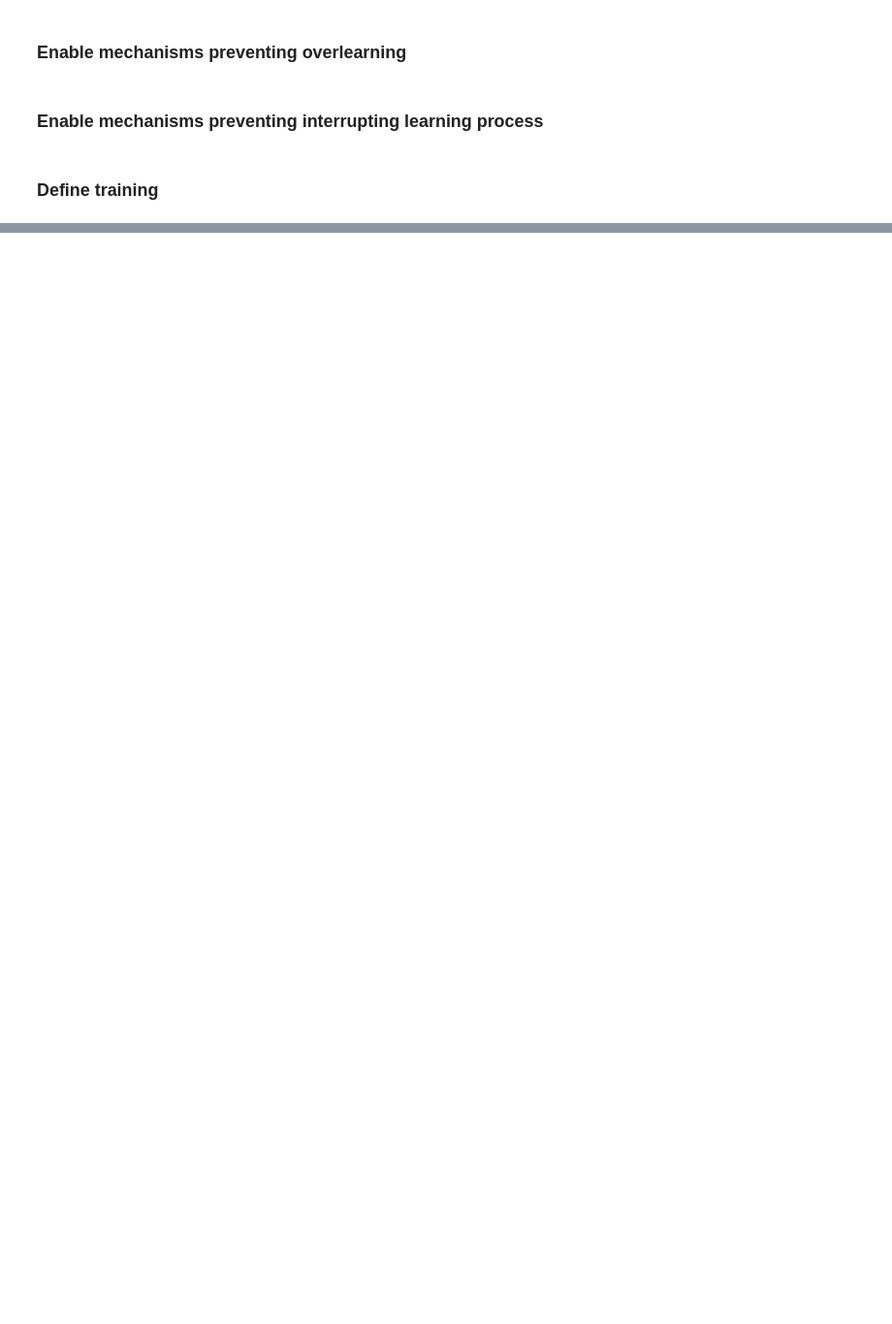
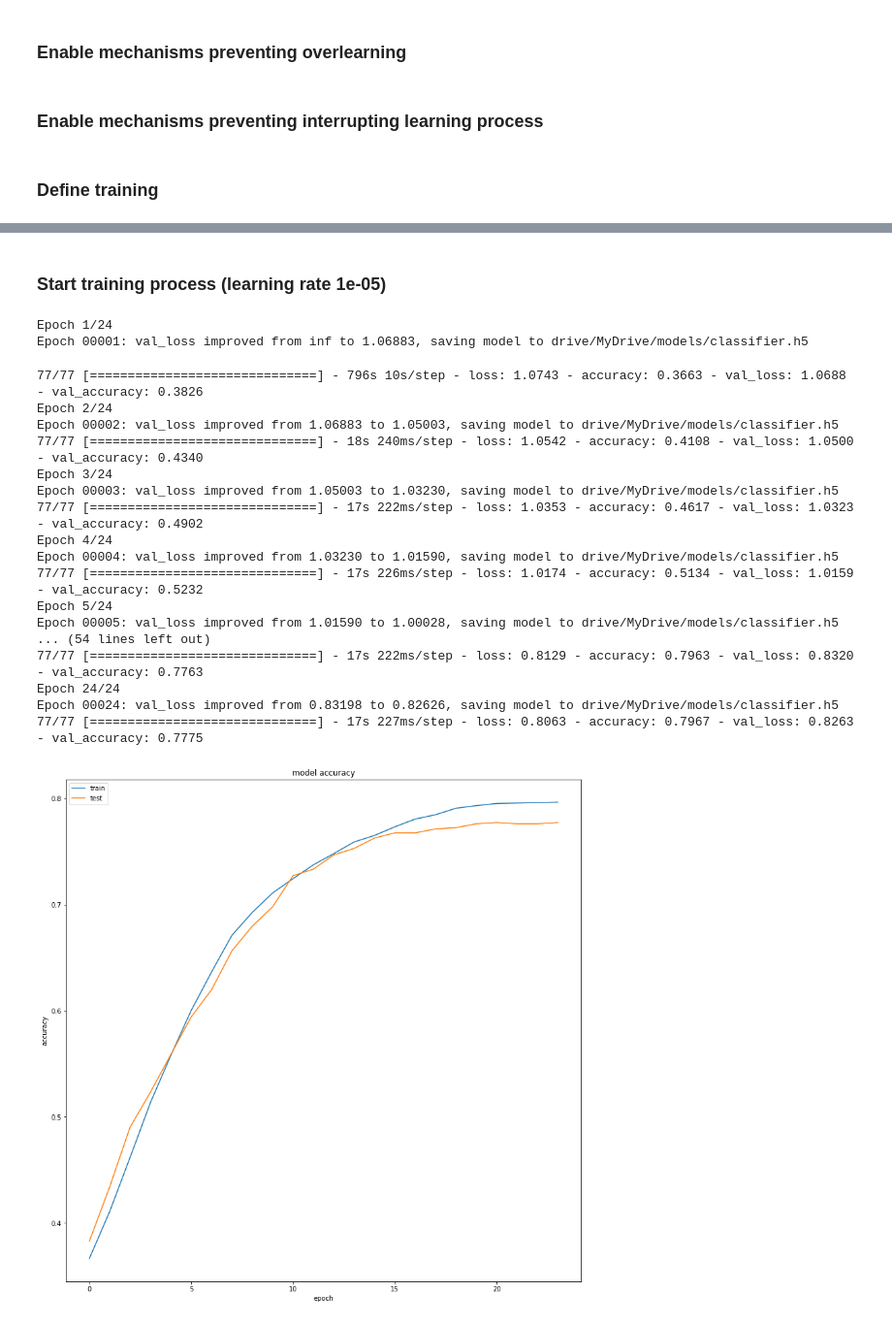
Before and after one commit to smutkiewicz/face-mask-detection, a Jupyter notebook: classifier/classifier-training.ipynb, the cells around one changed output, grey strips where cells are left out. Shown at 97% size. Drawn from its saved outputs; the diff is of its cells as text; code cells hidden in the pictures; blank space fills up the shorter version.

Commit message:
update classifier notebook

```diff
--- a/classifier/classifier-training.ipynb
+++ b/classifier/classifier-training.ipynb
@@ -314,11 +294,9 @@ ________________________________________________________________________________
 # %% [markdown]
 ### Enable mechanisms preventing overlearning
 # %%
-patience = 3
-
 earlystop = EarlyStopping(monitor='val_loss',
                           restore_best_weights=True,
-                          patience=patience,
+                          patience=3,
                           verbose=1)
 # %% [markdown]
 ### Enable mechanisms preventing interrupting learning process
@@ -351,13 +310,0 @@ def train(learning_rate):
-# %%
-classifier.compile(loss='categorical_crossentropy',
-                   optimizer=Adam(learning_rate=0.01),
-                   metrics=['accuracy'])
-
-classifier.fit(training_generator,
-               epochs=EPOCHS,
-               steps_per_epoch=len(training_generator),
-               callbacks=callbacks,
-               validation_data=validation_generator,
-               validation_steps=len(validation_generator))
-
-classifier.save(classifier_path)
@@ -486,0 +311,21 @@ annotations  images
+# %%
+def train(learning_rate, showStats=False):
+  callbacks = [earlystop, checkpoint]
+
+  classifier.compile(loss='categorical_crossentropy',
+                    optimizer=Adam(learning_rate=learning_rate),
+                    metrics=['accuracy'])
+
+  history = classifier.fit(training_generator,
+                           epochs=EPOCHS,
+                           steps_per_epoch=len(training_generator),
+                           callbacks=callbacks,
+                           validation_data=validation_generator,
+                           validation_steps=len(validation_generator))
+
+  classifier.save(classifier_path)
+
+  if showStats:
+    stats(history)
+
+  return history
@@ -486,0 +353,27 @@ annotations  images
+# %% [markdown]
+### Start training process (learning rate 1e-05)
+# %%
+rate = 0.00001
+# %%
+history = train(rate, showStats=True)
+# %% [output]
+Epoch 1/24
+Epoch 00001: val_loss improved from inf to 1.06883, saving model to drive/MyDrive/models/classifier.h5
+77/77 [==============================] - 796s 10s/step - loss: 1.0743 - accuracy: 0.3663 - val_loss: 1.0688 - val_accuracy: 0.3826
+Epoch 2/24
+Epoch 00002: val_loss improved from 1.06883 to 1.05003, saving model to drive/MyDrive/models/classifier.h5
+77/77 [==============================] - 18s 240ms/step - loss: 1.0542 - accuracy: 0.4108 - val_loss: 1.0500 - val_accuracy: 0.4340
+Epoch 3/24
+Epoch 00003: val_loss improved from 1.05003 to 1.03230, saving model to drive/MyDrive/models/classifier.h5
+77/77 [==============================] - 17s 222ms/step - loss: 1.0353 - accuracy: 0.4617 - val_loss: 1.0323 - val_accuracy: 0.4902
+Epoch 4/24
+Epoch 00004: val_loss improved from 1.03230 to 1.01590, saving model to drive/MyDrive/models/classifier.h5
+77/77 [==============================] - 17s 226ms/step - loss: 1.0174 - accuracy: 0.5134 - val_loss: 1.0159 - val_accuracy: 0.5232
+Epoch 5/24
+Epoch 00005: val_loss improved from 1.01590 to 1.00028, saving model to drive/MyDrive/models/classifier.h5
+... (54 lines left out)
+77/77 [==============================] - 17s 222ms/step - loss: 0.8129 - accuracy: 0.7963 - val_loss: 0.8320 - val_accuracy: 0.7763
+Epoch 24/24
+Epoch 00024: val_loss improved from 0.83198 to 0.82626, saving model to drive/MyDrive/models/classifier.h5
+77/77 [==============================] - 17s 227ms/step - loss: 0.8063 - accuracy: 0.7967 - val_loss: 0.8263 - val_accuracy: 0.7775
+[figure, added]
```
Also changed, not shown: parts of 63 cells of this notebook.
